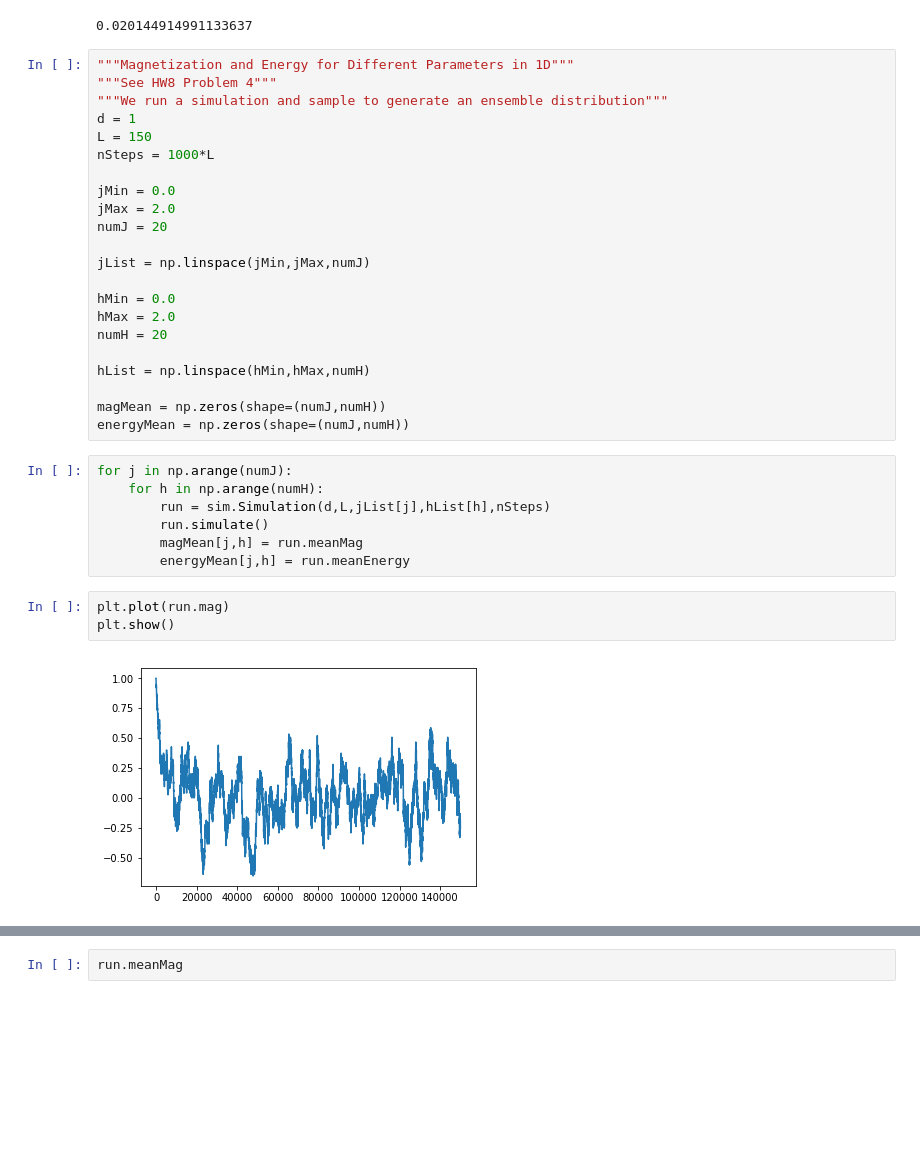
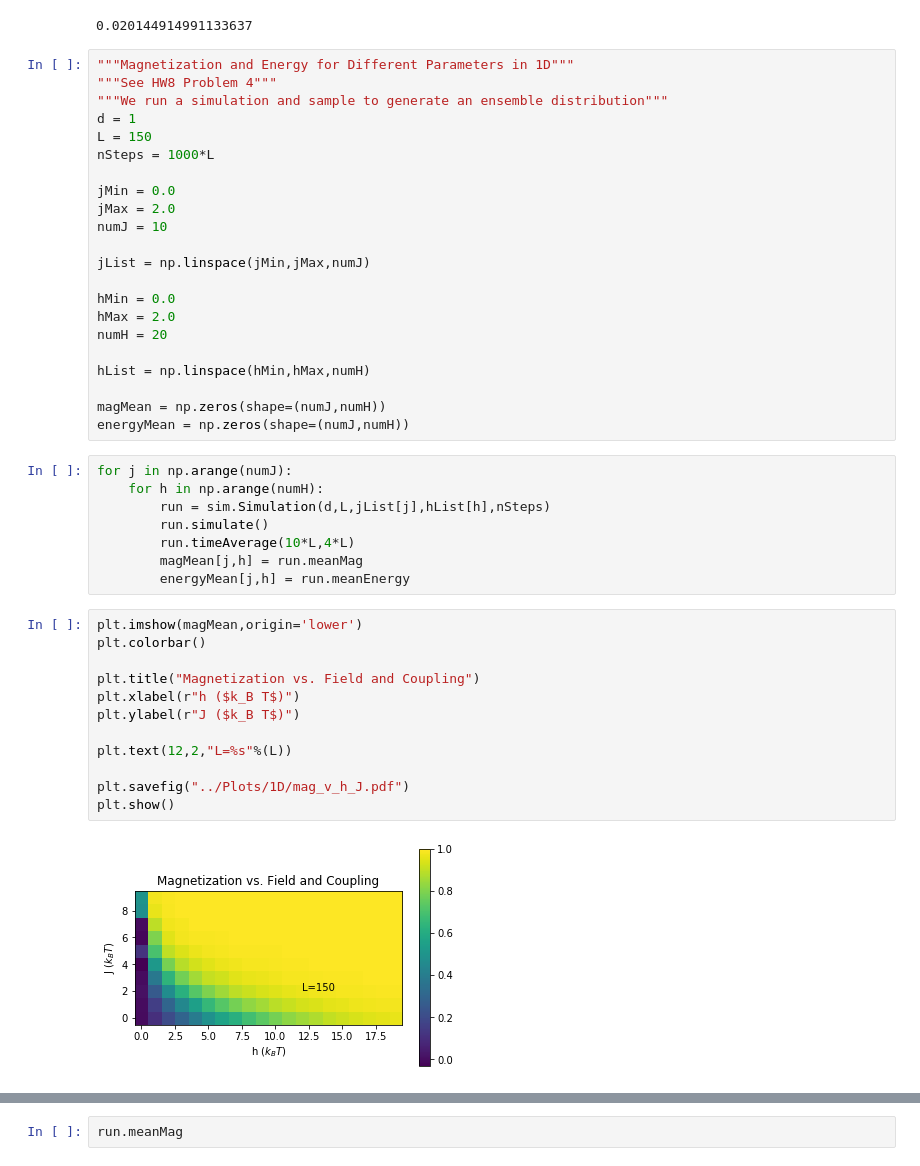
Before and after one commit to j-curtis/IsingMetro, a Jupyter notebook: Simulation-Analysis.ipynb, the cells around one changed output, grey strips where cells are left out. Saved outputs shown, nothing was run; the diff lists cells and outputs as text; blank space fills up the shorter version.

```diff
--- a/Simulation-Analysis.ipynb
+++ b/Simulation-Analysis.ipynb
@@ -161,7 +157,7 @@ nSteps = 1000*L
 
 jMin = 0.0
 jMax = 2.0
-numJ = 20
+numJ = 10
 
 jList = np.linspace(jMin,jMax,numJ)
 
@@ -178,10 +174,20 @@ for j in np.arange(numJ):
     for h in np.arange(numH):
         run = sim.Simulation(d,L,jList[j],hList[h],nSteps)
         run.simulate()
+        run.timeAverage(10*L,4*L)
         magMean[j,h] = run.meanMag
         energyMean[j,h] = run.meanEnergy
-# %%
-plt.plot(run.mag)
-plt.show()
-# %% [output]
-[figure, removed]
+# %%
+plt.imshow(magMean,origin='lower')
+plt.colorbar()
+
+plt.title("Magnetization vs. Field and Coupling")
+plt.xlabel(r"h ($k_B T$)")
+plt.ylabel(r"J ($k_B T$)")
+
+plt.text(12,2,"L=%s"%(L))
+
+plt.savefig("../Plots/1D/mag_v_h_J.pdf")
+plt.show()
+# %% [output]
+[figure, added]
```
Also changed, not shown: parts of 6 cells of this notebook.
